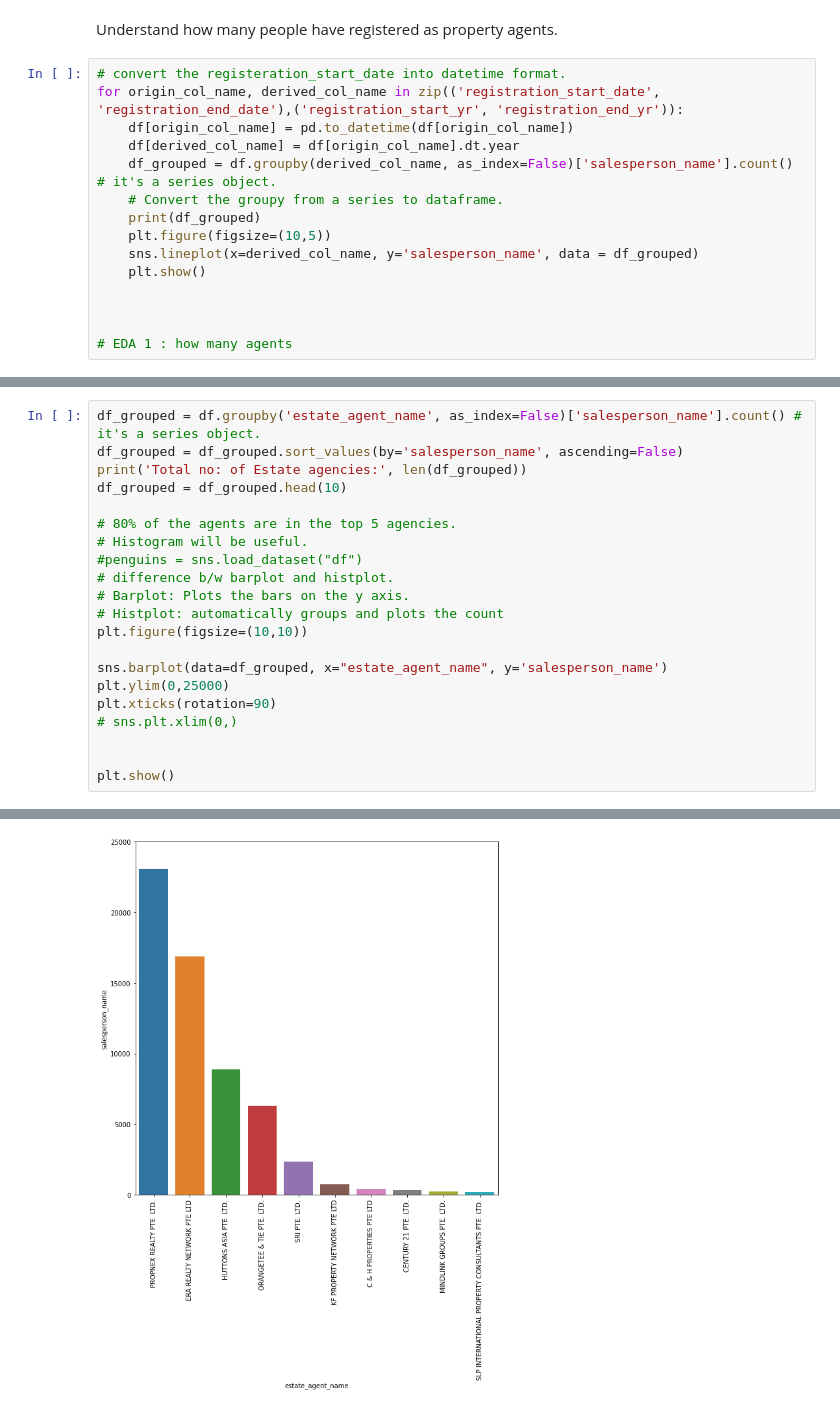
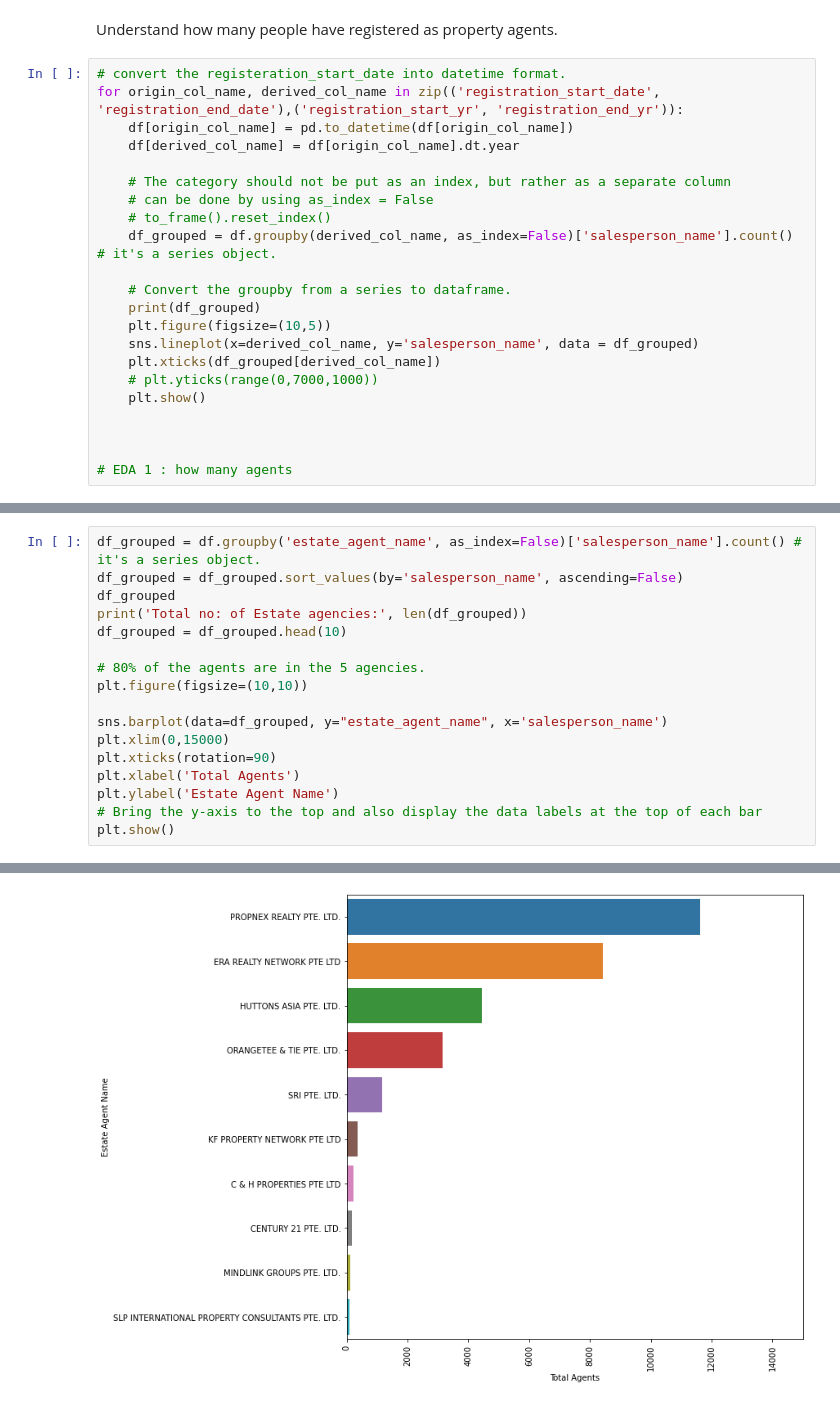
Before and after one commit to bhumika503/property_agents, a Jupyter notebook: ERA_SG.ipynb, the cells around one changed output, grey strips where cells are left out. Cells and saved outputs as stored; diff of their text form.

Commit message:
EDA on dataset

```diff
--- a/ERA_SG.ipynb
+++ b/ERA_SG.ipynb
@@ -35,11 +35,18 @@ Understand how many people have registered as property agents.
 for origin_col_name, derived_col_name in zip(('registration_start_date', 'registration_end_date'),('registration_start_yr', 'registration_end_yr')):
     df[origin_col_name] = pd.to_datetime(df[origin_col_name])
     df[derived_col_name] = df[origin_col_name].dt.year
+
+    # The category should not be put as an index, but rather as a separate column
+    # can be done by using as_index = False
+    # to_frame().reset_index()
     df_grouped = df.groupby(derived_col_name, as_index=False)['salesperson_name'].count() # it's a series object.
-    # Convert the groupy from a series to dataframe.
+
+    # Convert the groupby from a series to dataframe.
     print(df_grouped)
     plt.figure(figsize=(10,5))
     sns.lineplot(x=derived_col_name, y='salesperson_name', data = df_grouped)
+    plt.xticks(df_grouped[derived_col_name])
+    # plt.yticks(range(0,7000,1000))
     plt.show()
 
 
@@ -68,24 +75,20 @@ for origin_col_name, derived_col_name in zip(('registration_start_date', 'regist
 # %%
 df_grouped = df.groupby('estate_agent_name', as_index=False)['salesperson_name'].count() # it's a series object.
 df_grouped = df_grouped.sort_values(by='salesperson_name', ascending=False)
+df_grouped
 print('Total no: of Estate agencies:', len(df_grouped))
 df_grouped = df_grouped.head(10)
 
-# 80% of the agents are in the top 5 agencies.
-# Histogram will be useful.
-#penguins = sns.load_dataset("df")
-# difference b/w barplot and histplot.
-# Barplot: Plots the bars on the y axis.
-# Histplot: automatically groups and plots the count
+# 80% of the agents are in the 5 agencies.
 plt.figure(figsize=(10,10))
 
-sns.barplot(data=df_grouped, x="estate_agent_name", y='salesperson_name')
-plt.ylim(0,25000)
+sns.barplot(data=df_grouped, y="estate_agent_name", x='salesperson_name')
+plt.xlim(0,15000)
 plt.xticks(rotation=90)
-# sns.plt.xlim(0,)
-
-
+plt.xlabel('Total Agents')
+plt.ylabel('Estate Agent Name')
+# Bring the y-axis to the top and also display the data labels at the top of each bar
 plt.show()
 # %% [output]
 Total no: of Estate agencies: 1136
-[figure, old version]
+[figure, new version]
```
Also changed, not shown: parts of 9 cells of this notebook, 1 other file.
